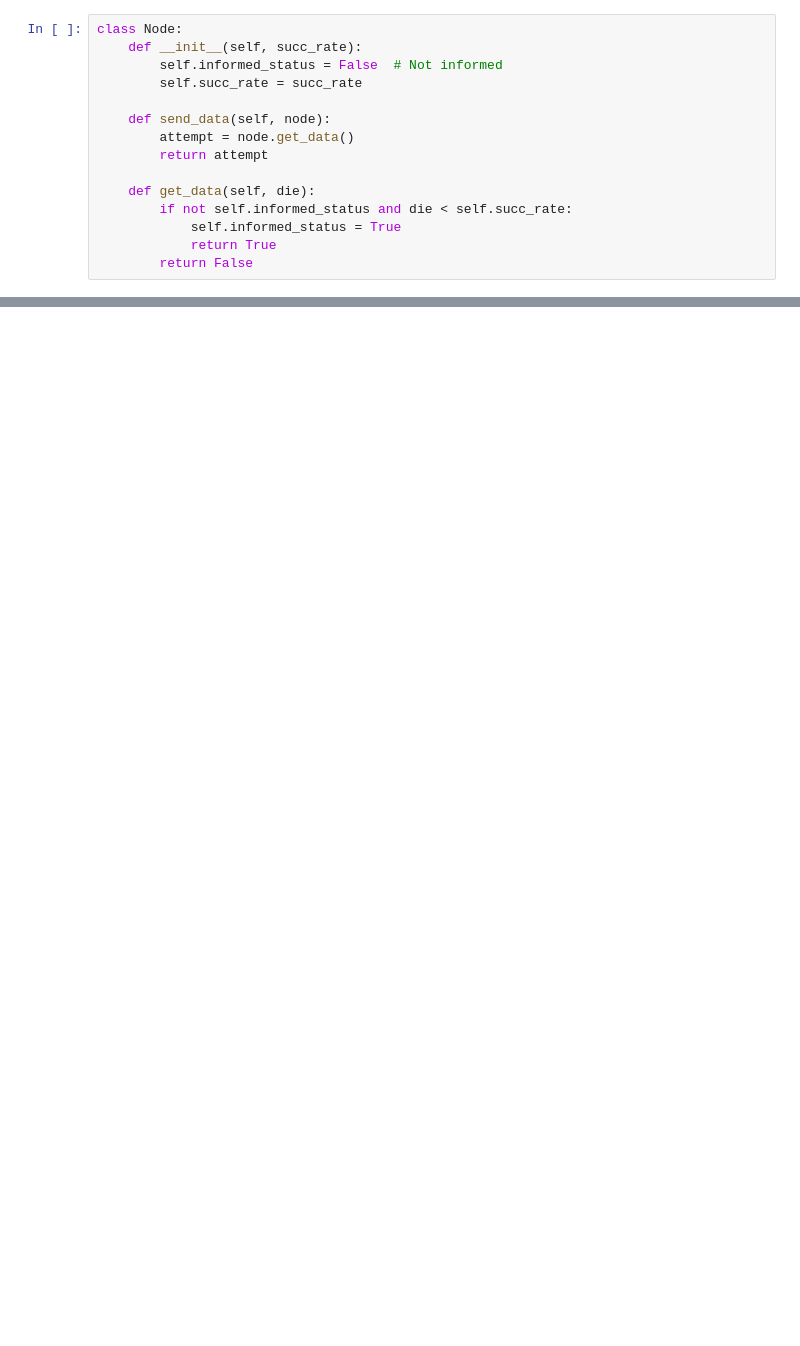
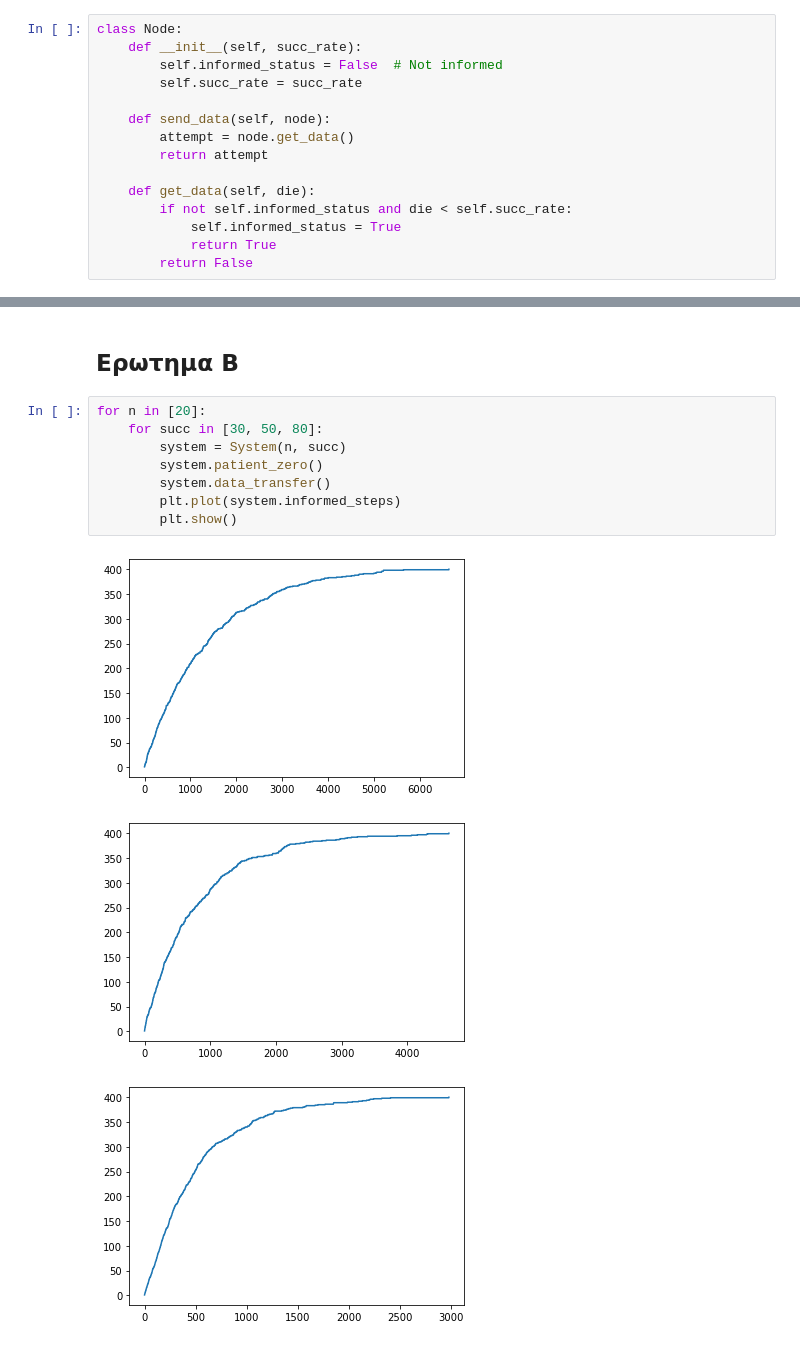
Before and after one commit to stovag/Simulations, a Jupyter notebook: Vangelis/Lab_05.ipynb, the cells around one changed output, grey strips where cells are left out. Saved outputs shown, nothing was run; the diff lists cells and outputs as text; blank space fills up the shorter version.

```diff
--- a/Vangelis/Lab_05.ipynb
+++ b/Vangelis/Lab_05.ipynb
@@ -65,0 +68,14 @@ TypeError: get_data() missing 1 required positional argument: 'die'
+# %% [markdown]
+<h2>Ερωτημα B
+# %%
+for n in [20]:
+    for succ in [30, 50, 80]:
+        system = System(n, succ)
+        system.patient_zero()
+        system.data_transfer()
+        plt.plot(system.informed_steps)
+        plt.show()
+# %% [output]
+[figure, added]
+[figure, added]
+[figure, added]
```
Also changed, not shown: parts of 3 cells of this notebook.
